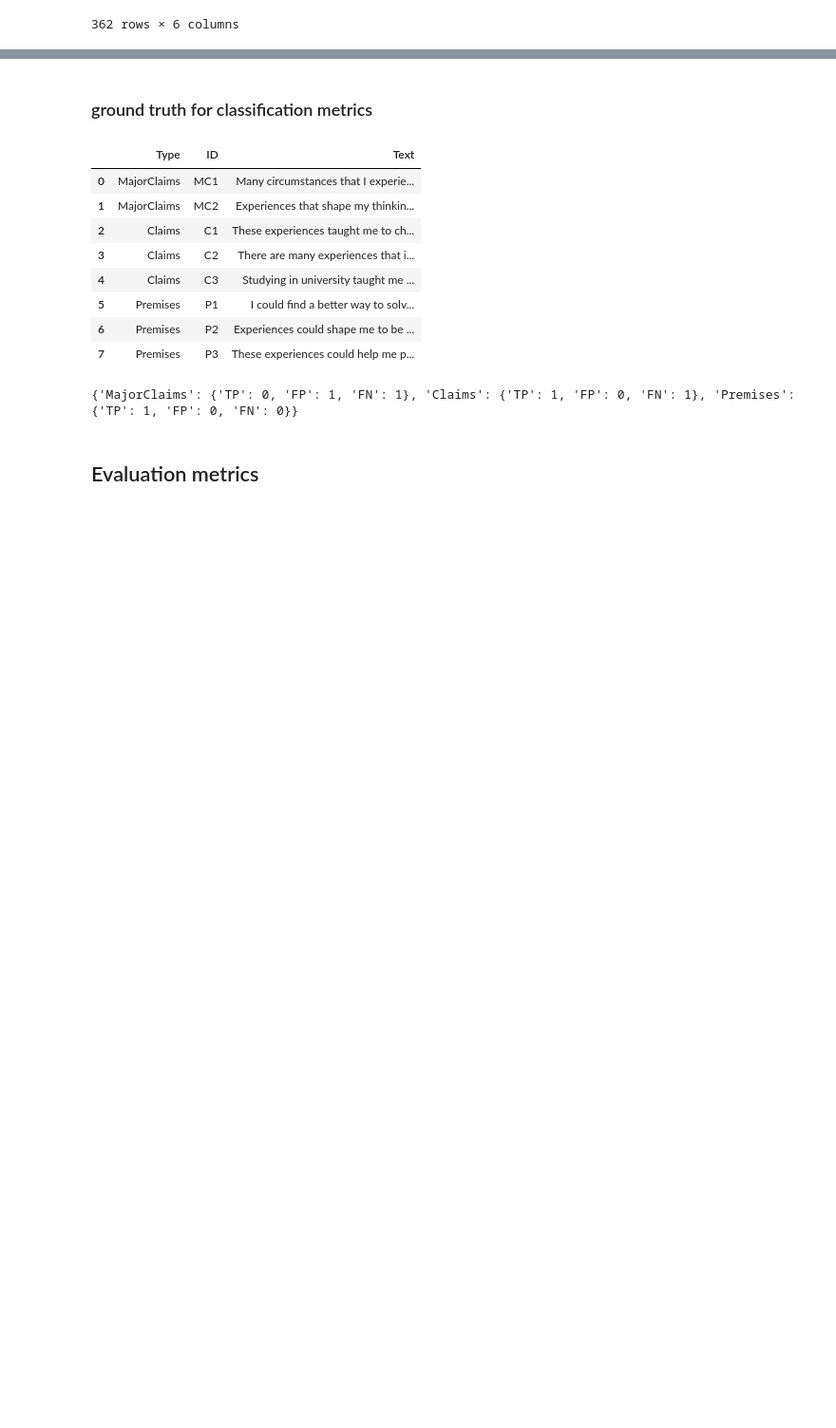
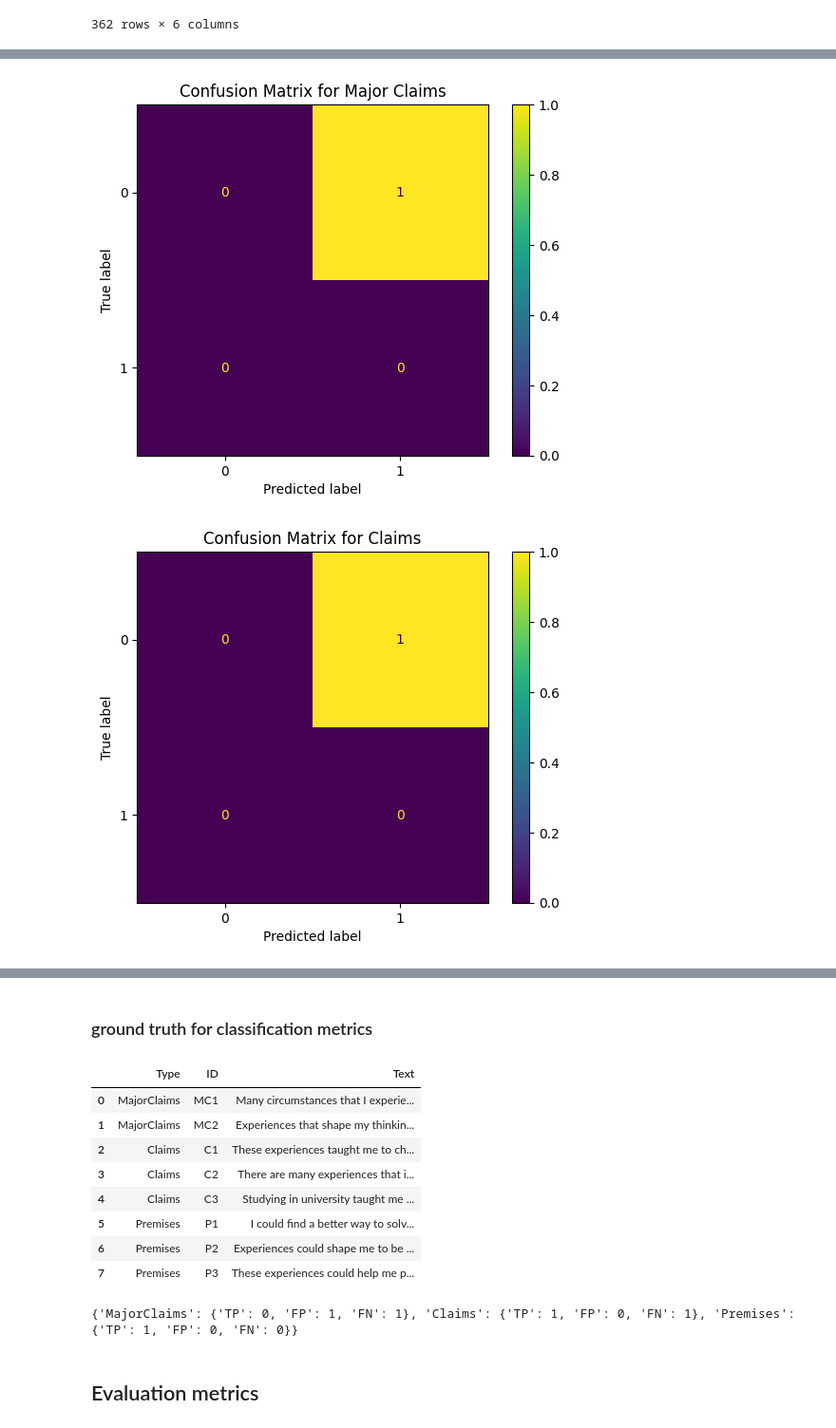
Before and after one commit to BF-DS/argument-mining, a Jupyter notebook: openai-test.ipynb, the cells around one changed output, grey strips where cells are left out. Shown at 95% size. Saved outputs shown, nothing was run; the diff lists cells and outputs as text; code cells hidden in the pictures; blank space fills up the shorter version.

```diff
--- a/openai-test.ipynb
+++ b/openai-test.ipynb
@@ -693,0 +896,30 @@ array([list(['Professors could combine doing research and preparing good courses
+# %%
+from sklearn.metrics import confusion_matrix, ConfusionMatrixDisplay
+
+import matplotlib.pyplot as plt
+
+# Function to plot confusion matrix
+def plot_confusion_matrix(y_true, y_pred, title):
+    cm = confusion_matrix(y_true, y_pred)
+    disp = ConfusionMatrixDisplay(confusion_matrix=cm)
+    disp.plot()
+    plt.title(title)
+    plt.show()
+
+# Extract true and predicted labels for major claims, claims, and premises
+y_true_mc = merged_df['MajorClaims_TP'] + merged_df['MajorClaims_FN']
+y_pred_mc = merged_df['MajorClaims_TP'] + merged_df['MajorClaims_FP']
+
+y_true_c = merged_df['Claims_TP'] + merged_df['Claims_FN']
+y_pred_c = merged_df['Claims_TP'] + merged_df['Claims_FP']
+
+y_true_p = merged_df['Premises_TP'] + merged_df['Premises_FN']
+y_pred_p = merged_df['Premises_TP'] + merged_df['Premises_FP']
+
+# Plot confusion matrices
+plot_confusion_matrix(y_true_mc, y_pred_mc, 'Confusion Matrix for Major Claims')
+plot_confusion_matrix(y_true_c, y_pred_c, 'Confusion Matrix for Claims')
+plot_confusion_matrix(y_true_p, y_pred_p, 'Confusion Matrix for Premises')
+# %% [output]
+[figure, added]
+[figure, added]
```
Also changed, not shown: parts of 9 cells of this notebook, 1 other file.
